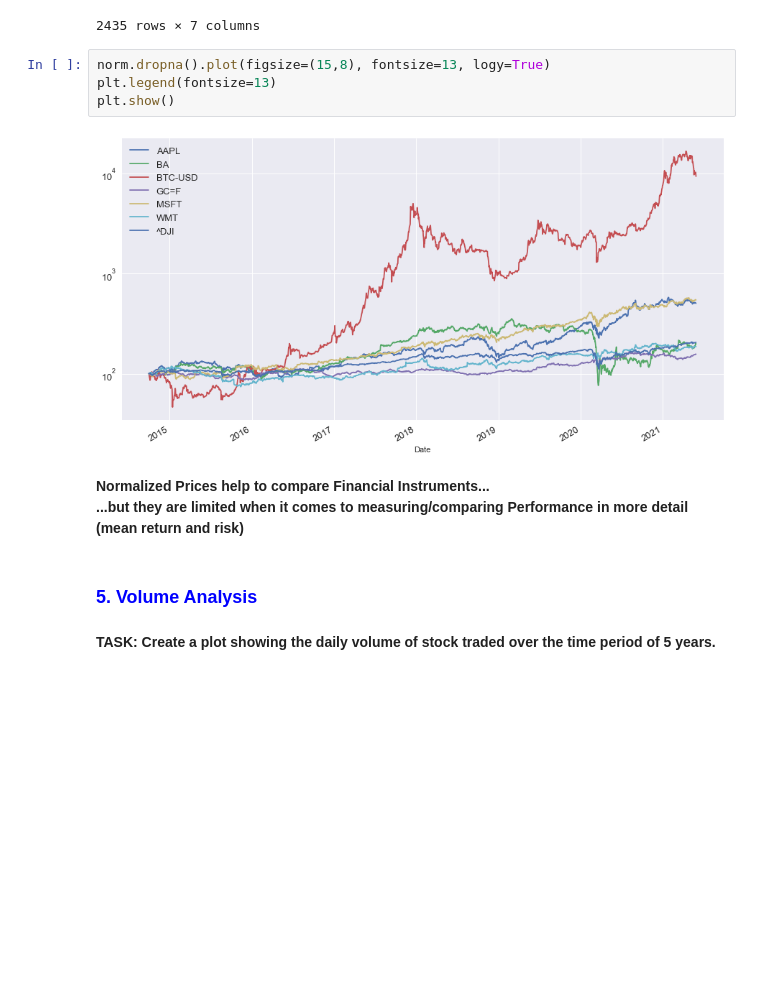
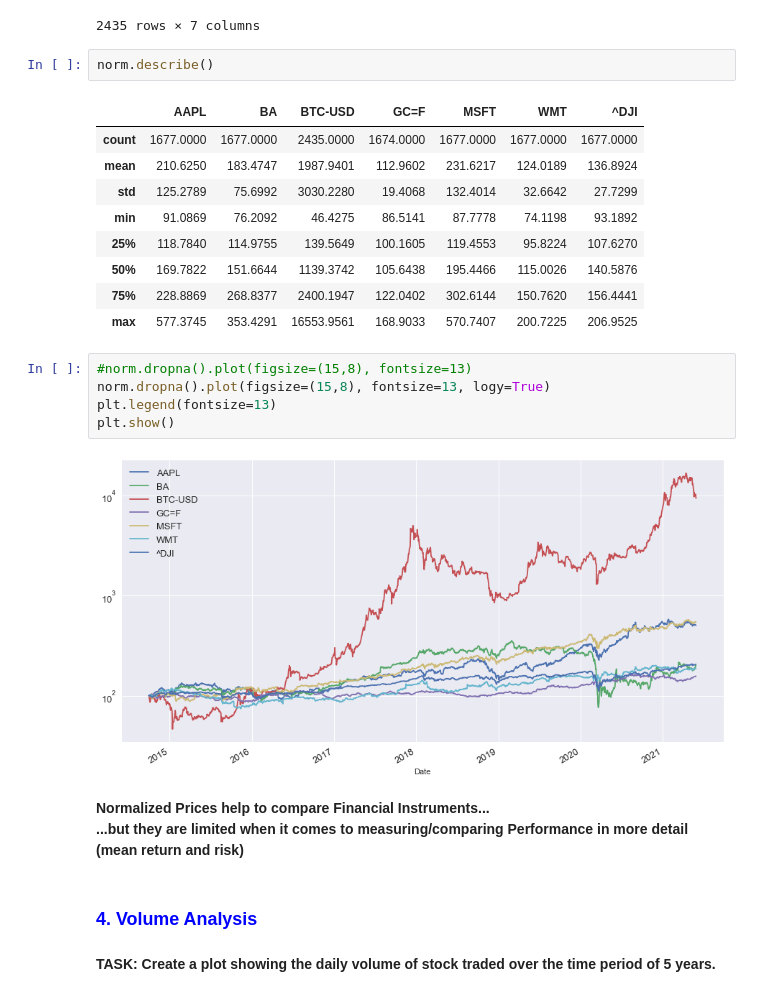
Before and after one commit to ntmai03/DataAnalysisProject, a Jupyter notebook: 06-QuantitativeFinance/01-FundamentalAnalysis.ipynb, the cells around one changed output. Drawn from its saved outputs; the diff is of its cells as text; blank space fills up the shorter version.

```diff
--- a/06-QuantitativeFinance/01-FundamentalAnalysis.ipynb
+++ b/06-QuantitativeFinance/01-FundamentalAnalysis.ipynb
@@ -590,7 +570,20 @@ norm
 | 2021-05-30 | NaN | NaN | 9300.5044 | NaN | NaN | NaN | NaN |
 | 2021-05-31 | NaN | NaN | 9731.8552 | NaN | NaN | NaN | NaN |
 2435 rows × 7 columns
+# %%
+norm.describe()
+# %% [output]
+|  | AAPL | BA | BTC-USD | GC=F | MSFT | WMT | ^DJI |
+| count | 1677.0000 | 1677.0000 | 2435.0000 | 1674.0000 | 1677.0000 | 1677.0000 | 1677.0000 |
+| mean | 210.6250 | 183.4747 | 1987.9401 | 112.9602 | 231.6217 | 124.0189 | 136.8924 |
+| std | 125.2789 | 75.6992 | 3030.2280 | 19.4068 | 132.4014 | 32.6642 | 27.7299 |
+| min | 91.0869 | 76.2092 | 46.4275 | 86.5141 | 87.7778 | 74.1198 | 93.1892 |
+| 25% | 118.7840 | 114.9755 | 139.5649 | 100.1605 | 119.4553 | 95.8224 | 107.6270 |
+| 50% | 169.7822 | 151.6644 | 1139.3742 | 105.6438 | 195.4466 | 115.0026 | 140.5876 |
+| 75% | 228.8869 | 268.8377 | 2400.1947 | 122.0402 | 302.6144 | 150.7620 | 156.4441 |
+| max | 577.3745 | 353.4291 | 16553.9561 | 168.9033 | 570.7407 | 200.7225 | 206.9525 |
 # %%
+#norm.dropna().plot(figsize=(15,8), fontsize=13)
 norm.dropna().plot(figsize=(15,8), fontsize=13, logy=True)
 plt.legend(fontsize=13)
 plt.show()
@@ -600,7 +593,7 @@ plt.show()
 __Normalized Prices help to compare Financial Instruments...<br>
 ...but they are limited when it comes to measuring/comparing Performance in more detail (mean return and risk)__
 # %% [markdown]
- ### <font color=blue> 5. Volume Analysis
+ ### <font color=blue> 4. Volume Analysis
 # %% [markdown]
 **TASK: Create a plot showing the daily volume of stock traded over the time period of 5 years.**
 # %%
```
Also changed, not shown: parts of 47 cells of this notebook, 1 other file.
